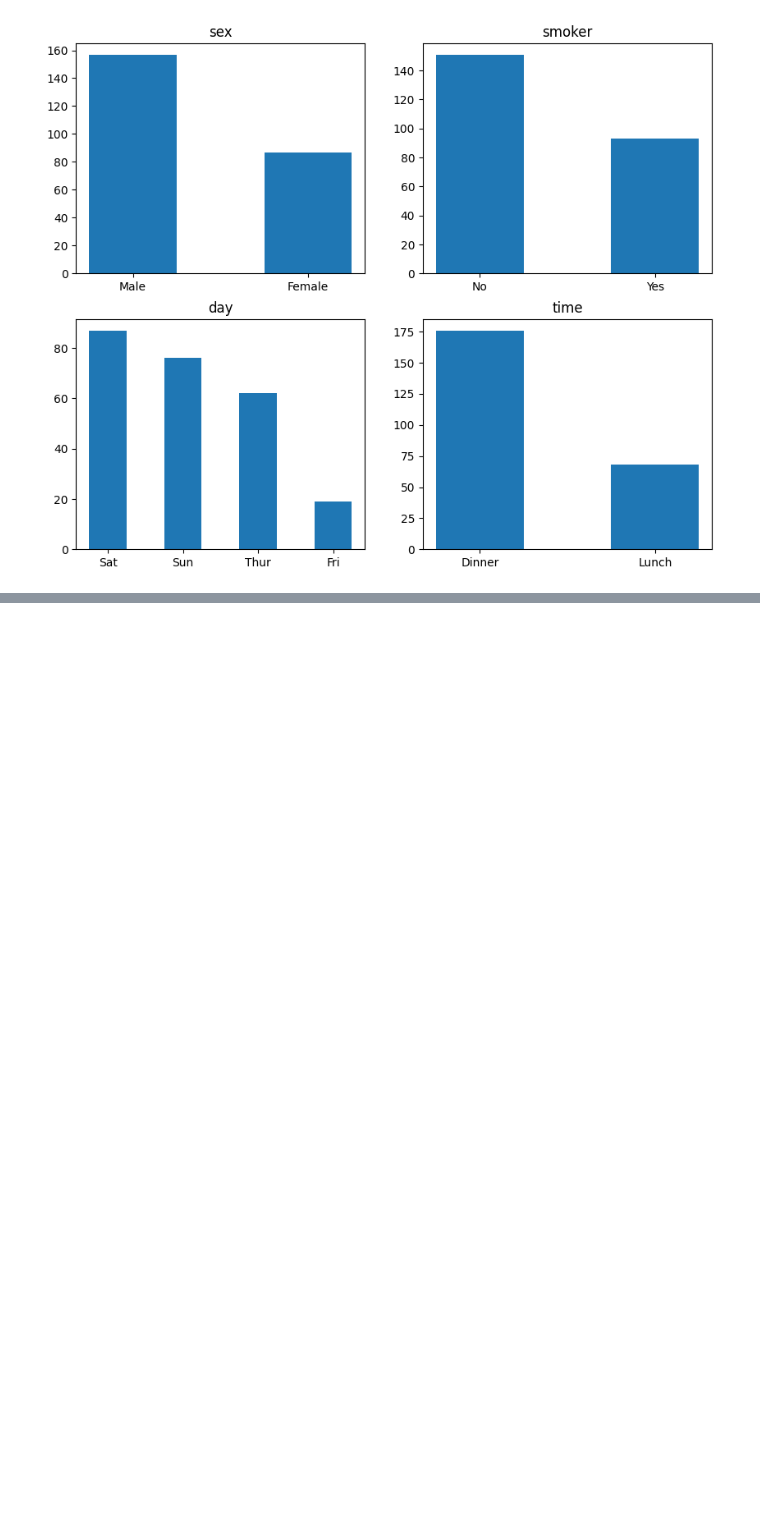
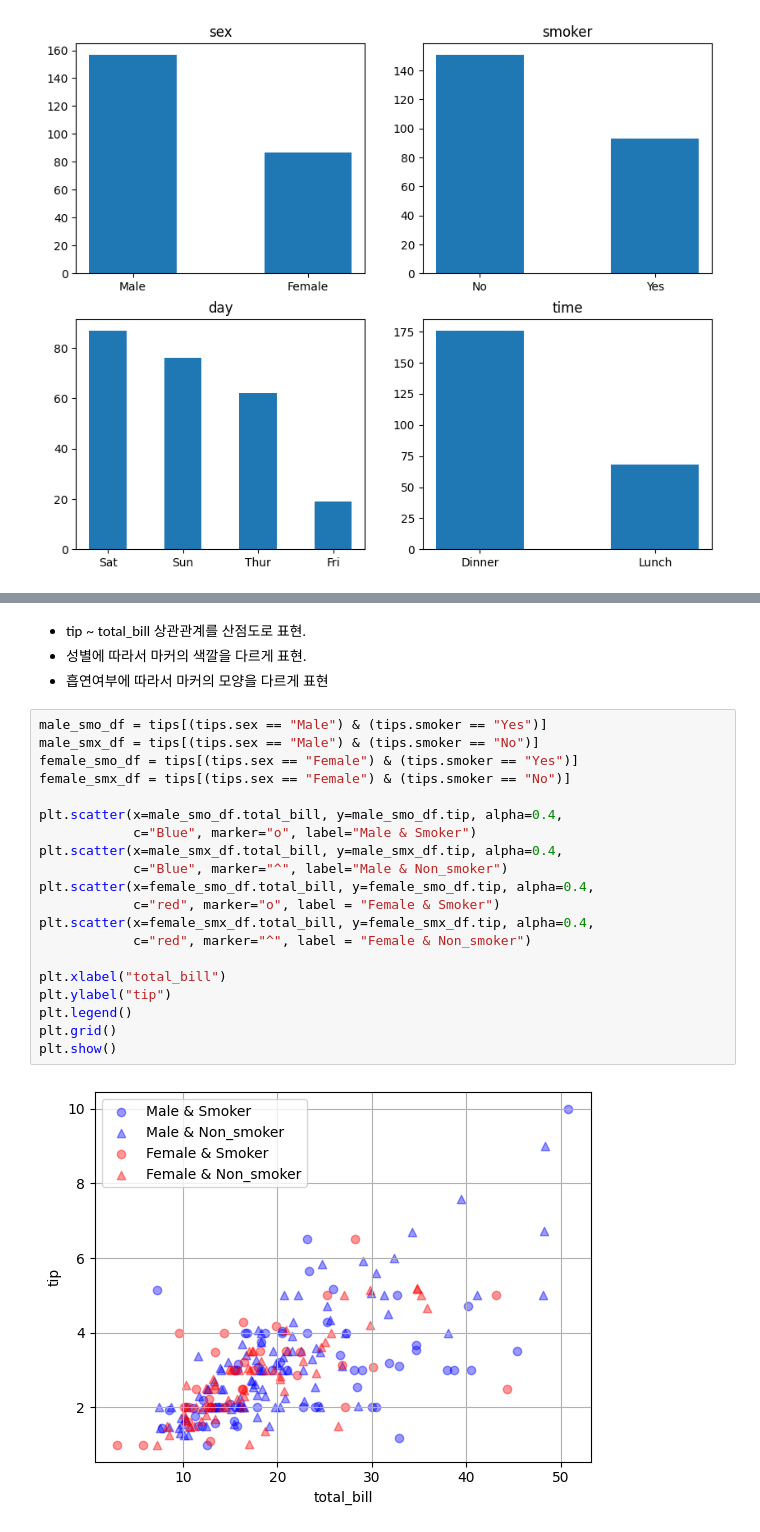
Before and after one commit to YounJJ/202511_BD53, a Jupyter notebook: lab_python/da04_matplotlib.ipynb, the cells around one changed output, grey strips where cells are left out. Drawn from its saved outputs; the diff is of its cells as text; blank space fills up the shorter version.

```diff
--- a/lab_python/da04_matplotlib.ipynb
+++ b/lab_python/da04_matplotlib.ipynb
@@ -491,0 +505,26 @@ plt.show()
+# %% [markdown]
+*   tip ~ total_bill 상관관계를 산점도로 표현.
+*   성별에 따라서 마커의 색깔을 다르게 표현.
+*   흡연여부에 따라서 마커의 모양을 다르게 표현
+# %%
+male_smo_df = tips[(tips.sex == "Male") & (tips.smoker == "Yes")]
+male_smx_df = tips[(tips.sex == "Male") & (tips.smoker == "No")]
+female_smo_df = tips[(tips.sex == "Female") & (tips.smoker == "Yes")]
+female_smx_df = tips[(tips.sex == "Female") & (tips.smoker == "No")]
+
+plt.scatter(x=male_smo_df.total_bill, y=male_smo_df.tip, alpha=0.4,
+            c="Blue", marker="o", label="Male & Smoker")
+plt.scatter(x=male_smx_df.total_bill, y=male_smx_df.tip, alpha=0.4,
+            c="Blue", marker="^", label="Male & Non_smoker")
+plt.scatter(x=female_smo_df.total_bill, y=female_smo_df.tip, alpha=0.4,
+            c="red", marker="o", label = "Female & Smoker")
+plt.scatter(x=female_smx_df.total_bill, y=female_smx_df.tip, alpha=0.4,
+            c="red", marker="^", label = "Female & Non_smoker")
+
+plt.xlabel("total_bill")
+plt.ylabel("tip")
+plt.legend()
+plt.grid()
+plt.show()
+# %% [output]
+[figure, added]
```
Also changed, not shown: parts of 37 cells of this notebook.
